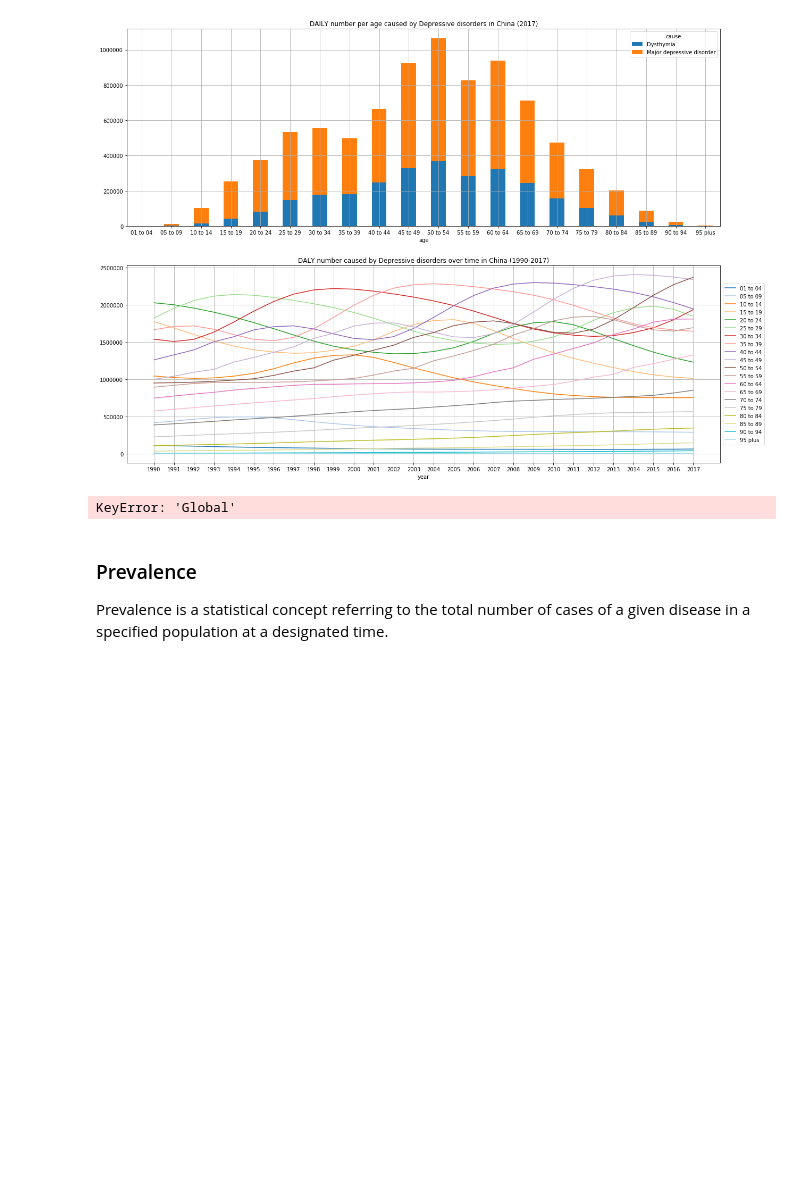
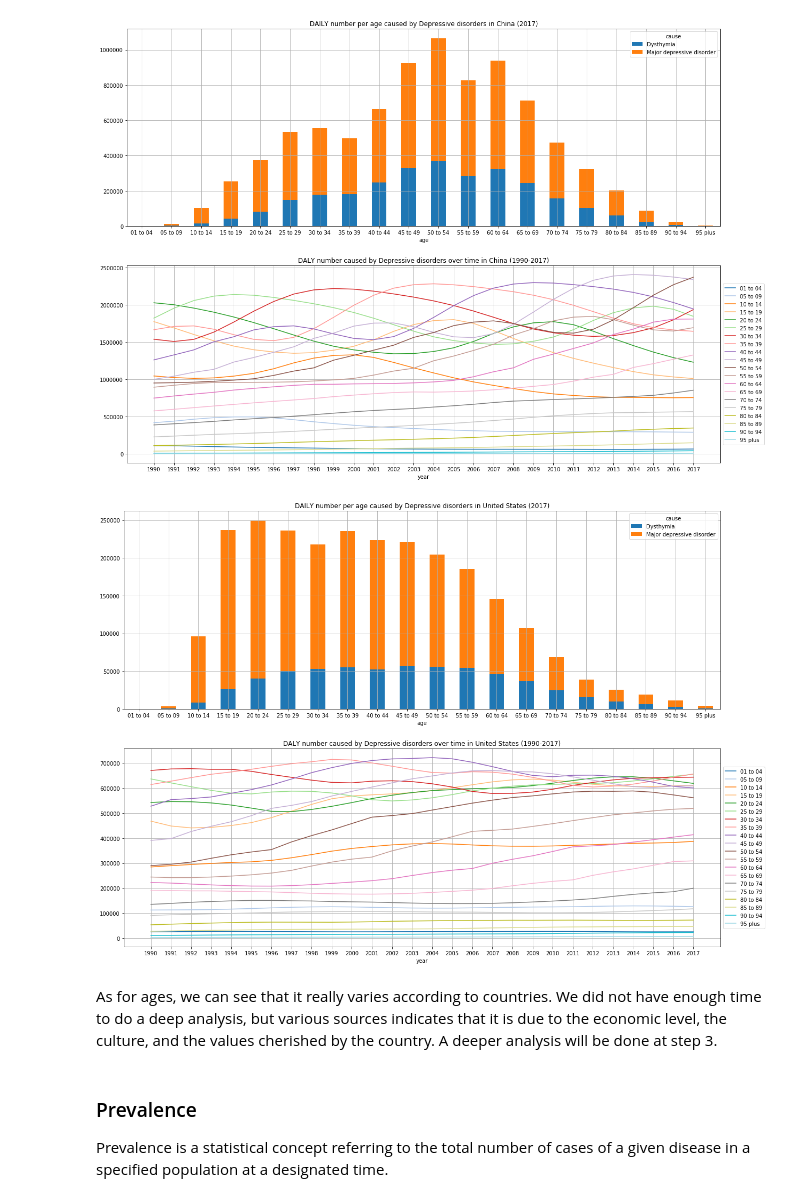
Before and after one commit to Sytta/ADA2018-Project, a Jupyter notebook: Milestone 2.ipynb, the cells around one changed output. Saved outputs shown, nothing was run; the diff lists cells and outputs as text; code cells hidden in the pictures; blank space fills up the shorter version.

```diff
--- a/Milestone 2.ipynb
+++ b/Milestone 2.ipynb
@@ -338,9 +338,11 @@ plot_DALY_per_age_country(country='China', cause_name=Cause.DEPRESSION)
 [figure]
 # %%
 # Let's see the distribution DALY caused by all mental illness in China over age in 2017
-plot_DALY_per_age_country(country='United State', cause_name=Cause.LEVEL_1)
+plot_DALY_per_age_country(country='United States', cause_name=Cause.DEPRESSION)
 # %% [output]
-KeyError: 'Global'
+[figure, added]
+# %% [markdown]
+As for ages, we can see that it really varies according to countries. We did not have enough time to do a deep analysis, but various sources indicates that it is due to the economic level, the culture, and the values cherished by the country. A deeper analysis will be done at step 3.
 # %% [markdown]
 ### Prevalence
 
```
Also changed, not shown: 11 other files.
